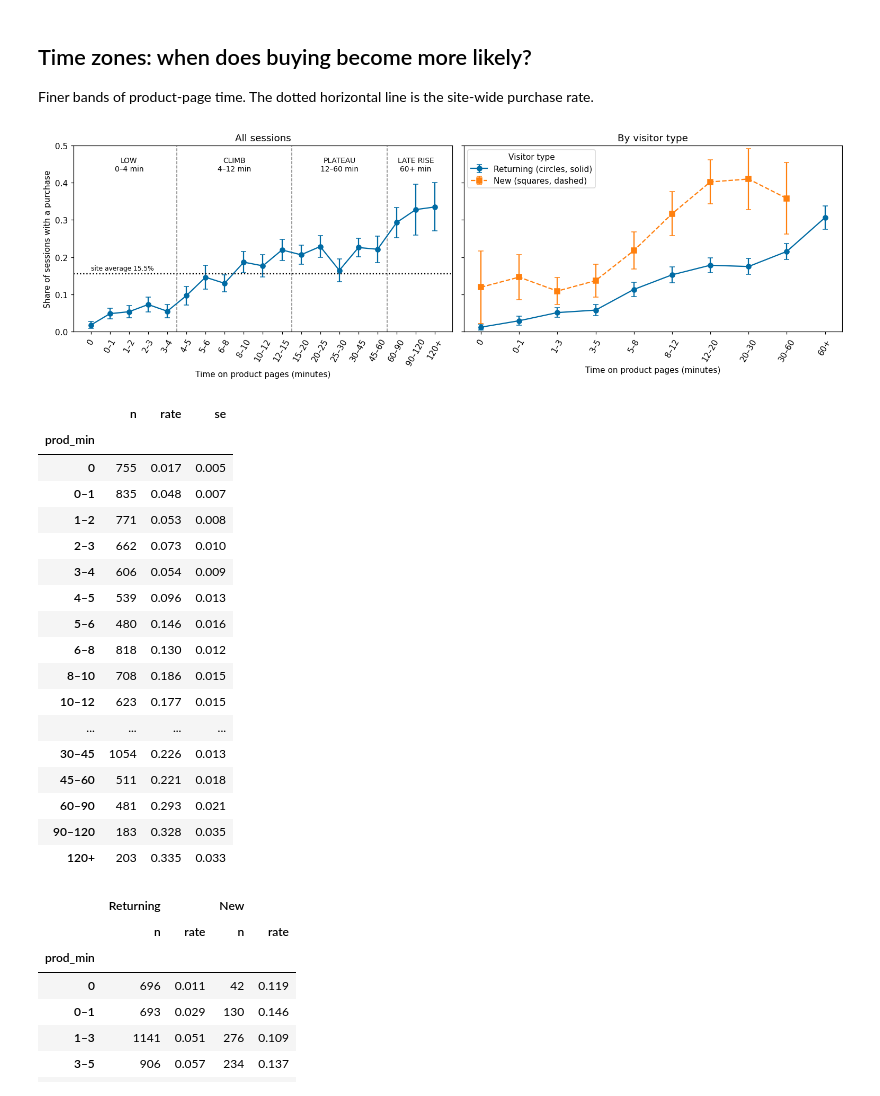
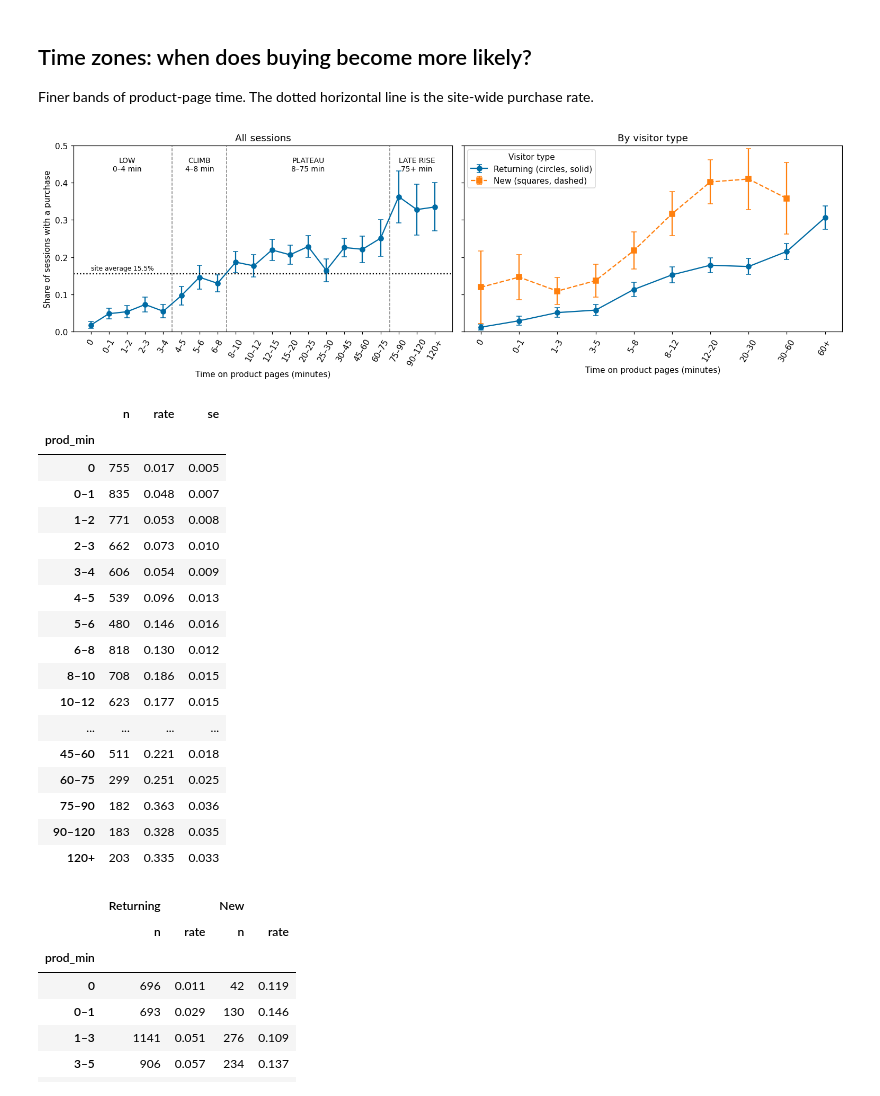
Before and after one commit to N3il-kb/COGS-118D-final-proj, a Jupyter notebook: eda.ipynb, the cells around one changed output. Cells and saved outputs as stored; diff of their text form; code cells hidden in the pictures.

Commit message:
Mark BIC-chosen zone cutoffs on the time-zones plot

```diff
--- a/eda.ipynb
+++ b/eda.ipynb
@@ -224,37 +224,37 @@ def band_rates(d, edges):
     t = d.groupby(pd.cut(d["prod_min"], edges, labels=lab), observed=True)["bought"].agg(n="size", rate="mean")
     t["se"] = np.sqrt(t["rate"] * (1 - t["rate"]) / t["n"])
     return t
 
-fine = [-0.01, 0, 1, 2, 3, 4, 5, 6, 8, 10, 12, 15, 20, 25, 30, 45, 60, 90, 120, np.inf]
+fine = [-0.01, 0, 1, 2, 3, 4, 5, 6, 8, 10, 12, 15, 20, 25, 30, 45, 60, 75, 90, 120, np.inf]
 coarse = [-0.01, 0, 1, 3, 5, 8, 12, 20, 30, 60, np.inf]
 allb = band_rates(df, fine)
 
 fig, axes = plt.subplots(1, 2, figsize=(14, 4.5), sharey=True)
 ax = axes[0]
 ax.errorbar(range(len(allb)), allb["rate"], yerr=1.96 * allb["se"], marker="o", capsize=3)
 ax.axhline(df["bought"].mean(), linestyle=":", color="black")
 ax.text(0, df["bought"].mean() + 0.01, "site average 15.5%", fontsize=8)
-for x in [4.5, 10.5, 15.5]:   # zone boundaries at 4, 12 and 60 minutes
+for x in [4.5, 7.5, 16.5]:   # zone boundaries at 4, 8 and 75 minutes (from the BIC search below)
     ax.axvline(x, linestyle="--", color="gray", linewidth=1)
-for x, txt in [(2, "LOW\n0–4 min"), (7.5, "CLIMB\n4–12 min"), (13, "PLATEAU\n12–60 min"), (17, "LATE RISE\n60+ min")]:
+for x, txt in [(2, "LOW\n0–4 min"), (6, "CLIMB\n4–8 min"), (12, "PLATEAU\n8–75 min"), (18, "LATE RISE\n75+ min")]:
     ax.text(x, 0.47, txt, ha="center", va="top", fontsize=9)
 ax.set_xticks(range(len(allb))); ax.set_xticklabels(allb.index, rotation=60)
 ax.set(xlabel="Time on product pages (minutes)", ylabel="Share of sessions with a purchase", ylim=(0, 0.5), title="All sessions")
 
 ax = axes[1]
 for name, mk, ls in [("Returning", "o", "-"), ("New", "s", "--")]:
     t = band_rates(df[df["visitor"] == name], coarse)
     t = t[t["n"] >= 30]   # hide bands with under 30 sessions (new visitors past 60 min: n = 15)
     xs = [list(band_rates(df, coarse).index).index(i) for i in t.index]
     ax.errorbar(xs, t["rate"], yerr=1.96 * t["se"], marker=mk, linestyle=ls, capsize=3, label=f"{name} ({'circles, solid' if mk == 'o' else 'squares, dashed'})")
 cl = band_rates(df, coarse).index
 ax.set_xticks(range(len(cl))); ax.set_xticklabels(cl, rotation=60)
 ax.set(xlabel="Time on product pages (minutes)", title="By visitor type")
 ax.legend(title="Visitor type", loc="upper left")
 plt.tight_layout(); plt.savefig("figures/rate_by_time_zones.png", dpi=200); plt.show()
 allb.round(3)
 # %% [output]
-[figure, old version]
+[figure, new version]
 |  | n | rate | se |
 | prod_min |  |  |  |
 | 0 | 755 | 0.017 | 0.005 |
@@ -268,9 +268,9 @@ allb.round(3)
 | 8–10 | 708 | 0.186 | 0.015 |
 | 10–12 | 623 | 0.177 | 0.015 |
 | ... | ... | ... | ... |
-| 30–45 | 1054 | 0.226 | 0.013 |
 | 45–60 | 511 | 0.221 | 0.018 |
-| 60–90 | 481 | 0.293 | 0.021 |
+| 60–75 | 299 | 0.251 | 0.025 |
+| 75–90 | 182 | 0.363 | 0.036 |
 | 90–120 | 183 | 0.328 | 0.035 |
 | 120+ | 203 | 0.335 | 0.033 |
 # %%
```
Also changed, not shown: 1 other file.
